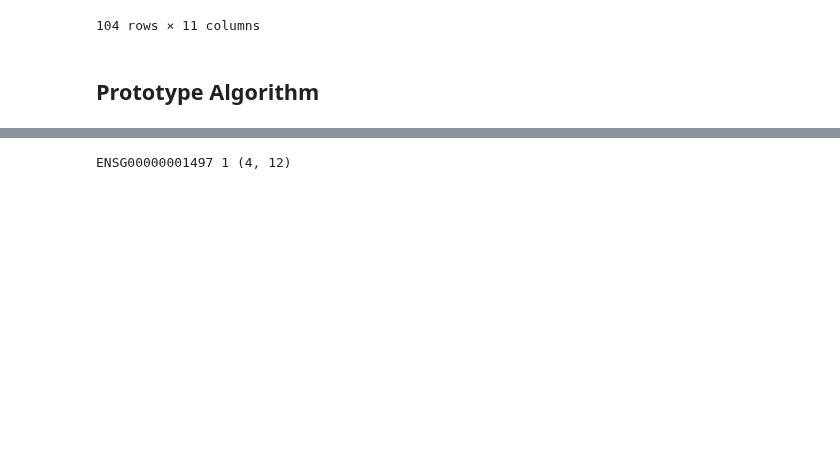
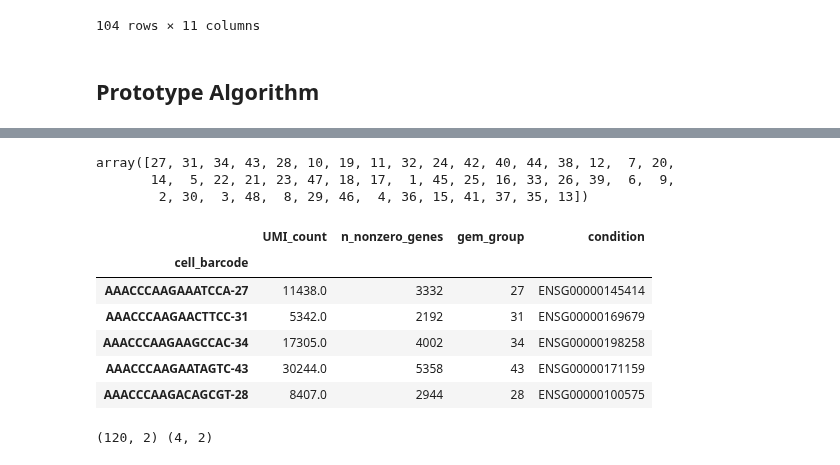
Before and after one commit to chanzuckerberg/cz-benchmarks, a Jupyter notebook: dge_files/control_cells_validate.ipynb, the cells around one changed output, grey strips where cells are left out. Cells and saved outputs as stored; diff of their text form; code cells hidden in the pictures; blank space fills up the shorter version.

```diff
--- a/dge_files/control_cells_validate.ipynb
+++ b/dge_files/control_cells_validate.ipynb
@@ -11,9 +9,13 @@ import json
 # %% [markdown]
 ## Load Data
 # %%
-filtered_data_path = f"{os.environ['HOME']}/.cz-benchmarks/datasets/replogle_k562_essential_perturbpredict_de_results_control_cells.h5ad"
+filtered_data_path = f"{os.environ['HOME']}/.cz-benchmarks/datasets/replogle_k562_essential_perturbpredict_de_results_control_cells_v1.h5ad"
 # filtered_data_path = "/data2/czbenchmarks/replogle2022/K562_essential_raw_singlecell_01.h5ad"
+
 adata_filtered = ad.read_h5ad(filtered_data_path, backed=None)
-# adata_filtered.obs = adata_filtered.obs.rename(columns={'gene_id':'condition', 'gene':'condition_name'})
-# adata_filtered.var = adata_filtered.var.rename(columns={'gene_name':'gene'})
-# adata_filtered.obs['condition'] = adata_filtered.obs['condition'].astype(str)
+adata_filtered.obs = adata_filtered.obs.rename(columns={'gene_id':'condition', 'gene':'condition_name'})
+adata_filtered.var = adata_filtered.var.rename(columns={'gene_name':'gene'})
+adata_filtered.obs['condition'] = adata_filtered.obs['condition'].astype(str)
+
+control_cells_ids_cr4_orig = adata_filtered.uns["control_cells_ids"]
+control_cells_ids_cr4_orig.pop("non-targeting", None)
@@ -133,19 +213,50 @@ adata_filtered.obs['n_nonzero_genes'] = n_nonzero_genes
 # %%
 from sklearn.metrics.pairwise import pairwise_distances
 from sklearn.neighbors import NearestNeighbors
+# %%
+obs.gem_group.unique()
+# %% [output]
+array([27, 31, 34, 43, 28, 10, 19, 11, 32, 24, 42, 40, 44, 38, 12,  7, 20,
+       14,  5, 22, 21, 23, 47, 18, 17,  1, 45, 25, 16, 33, 26, 39,  6,  9,
+        2, 30,  3, 48,  8, 29, 46,  4, 36, 15, 41, 37, 35, 13])
+# %%
+obs = adata_filtered.obs
+# ['UMI_count', 'n_nonzero_genes', 'gem_group', 'condition']
+# %% [output]
+|  | UMI_count | n_nonzero_genes | gem_group | condition |
+| cell_barcode |  |  |  |  |
+| AAACCCAAGAAATCCA-27 | 11438.0 | 3332 | 27 | ENSG00000145414 |
+| AAACCCAAGAACTTCC-31 | 5342.0 | 2192 | 31 | ENSG00000169679 |
+| AAACCCAAGAAGCCAC-34 | 17305.0 | 4002 | 34 | ENSG00000198258 |
+| AAACCCAAGAATAGTC-43 | 30244.0 | 5358 | 43 | ENSG00000171159 |
+| AAACCCAAGACAGCGT-28 | 8407.0 | 2944 | 28 | ENSG00000100575 |
 # %%
-condition_key = ['condition']
-grouper_keys = ['gem_group']
+# n_nonzero_genes = (adata_filtered.X > 0).sum(axis=1)
+# if not isinstance(n_nonzero_genes, np.ndarray):
+#     n_nonzero_genes = n_nonzero_genes.toarray()
+
+# adata_filtered.obs['n_nonzero_genes'] = n_nonzero_genes
+# assert (adata_filtered.obs['UMI_count'] >= adata_filtered.obs['n_nonzero_genes']).all()
+
+obs = adata_filtered.obs
+
+condition_key = 'condition'
 control_condition = "non-targeting"
-# adata_filtered.obs['n_nonzero_genes'] = (adata_filtered.X > 0).sum(axis=1).A1
+condition_list = [x for x in obs[condition_key].unique() if x != control_condition]
+
+grouper_key = 'gem_group'
 
 control_mask = obs.condition == control_condition
-for condition, obs in adata_filtered.obs.groupby(grouper_keys, observed=True):
+control_cells = obs.loc[control_mask]
+condition_cells = obs.loc[~control_mask]
 
-    control_cells = obs.loc[control_mask]
-    condition_cells = obs.loc[~control_mask]
-    print(condition, gem_group, obs.shape)
+condition = conditions[0]
 
-    break
+gem_group = 4
+control_ = control_cells.loc[control_cells[grouper_key] == gem_group, ['UMI_count', 'n_nonzero_genes']]
+condition_ = condition_cells.loc[(condition_cells[condition_key] == condition) & (condition_cells[grouper_key] == gem_group),
+    ['UMI_count', 'n_nonzero_genes']]
+
+print(control_.shape, condition_.shape)
 # %% [output]
-ENSG00000001497 1 (4, 12)
+(120, 2) (4, 2)
```
Also changed, not shown: parts of 39 cells of this notebook, 3 other files.
